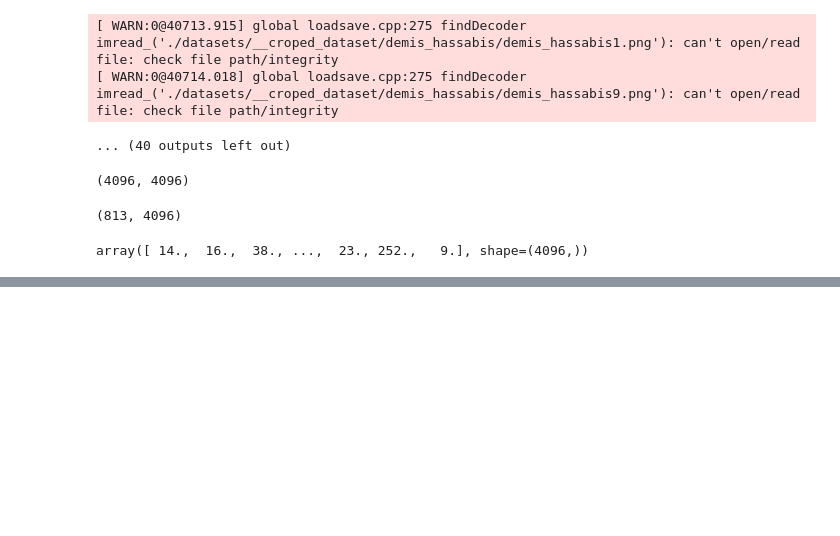
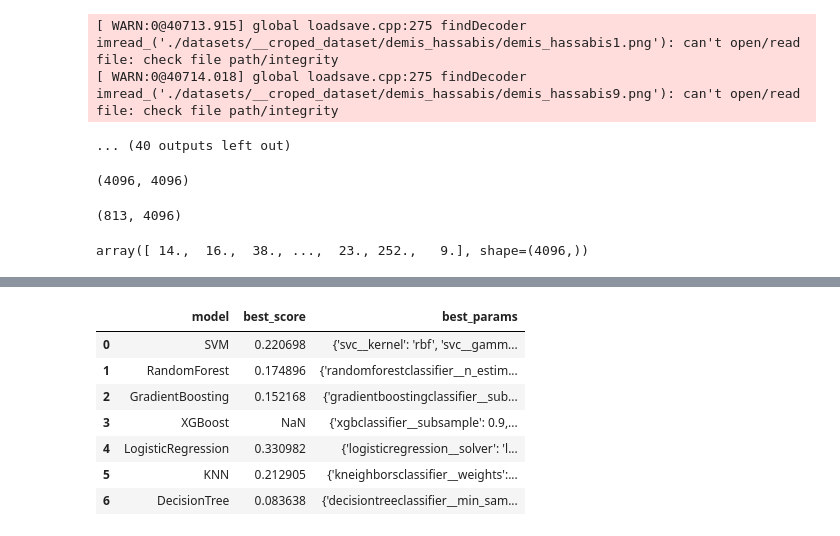
Before and after one commit to AbdeslemHMN/Celebrity_image_classification, a Jupyter notebook: model/celebrity_classification.ipynb, the cells around one changed output, grey strips where cells are left out. Saved outputs shown, nothing was run; the diff lists cells and outputs as text; code cells hidden in the pictures; blank space fills up the shorter version.

Commit message:
train model but now we should work more in data

```diff
--- a/model/celebrity_classification.ipynb
+++ b/model/celebrity_classification.ipynb
@@ -327,0 +352,3 @@ array([ 14.,  16.,  38., ...,  23., 252.,   9.], shape=(4096,))
+# %%
+from sklearn.model_selection import train_test_split
+X_train, X_test, y_train, y_test = train_test_split(X, y, test_size=0.2, random_state=0, stratify=y)
@@ -327,0 +360,7 @@ array([ 14.,  16.,  38., ...,  23., 252.,   9.], shape=(4096,))
+# %%
+pipe = Pipeline([
+    ('scaler', StandardScaler()),
+    ('svm', SVC(kernel='linear', C=1.0, random_state=42))
+])
+pipe.fit(X_train, y_train)
+pipe.score(X_test, y_test)
@@ -327,0 +484,40 @@ array([ 14.,  16.,  38., ...,  23., 252.,   9.], shape=(4096,))
+# %%
+scores = []
+best_models = {}
+cv_splitter = StratifiedKFold(n_splits=3, shuffle=True, random_state=42)
+for model_name, (model, params) in models_and_params.items():
+    pipe = make_pipeline(StandardScaler(), model)
+    clf = HalvingRandomSearchCV(
+        estimator=pipe,
+        param_distributions=params,
+        cv=cv_splitter,
+        factor=3,
+        n_jobs=-1,
+    verbose=2
+    )
+    print(f"Training {model_name}...")
+    try:
+        clf.fit(X_train, y_train)
+    except Exception as e:
+        print(f"Error training {model_name}: {e}")
+        continue
+    scores.append({
+        'model': model_name,
+        'best_score': clf.best_score_,
+        'best_params': clf.best_params_
+    })
+    best_models[model_name] = clf.best_estimator_
+# %%
+import pandas as pd
+df = pd.DataFrame(scores , columns=['model', 'best_score', 'best_params'])
+# %%
+df
+# %% [output]
+|  | model | best_score | best_params |
+| 0 | SVM | 0.220698 | {'svc__kernel': 'rbf', 'svc__gamm... |
+| 1 | RandomForest | 0.174896 | {'randomforestclassifier__n_estim... |
+| 2 | GradientBoosting | 0.152168 | {'gradientboostingclassifier__sub... |
+| 3 | XGBoost | NaN | {'xgbclassifier__subsample': 0.9,... |
+| 4 | LogisticRegression | 0.330982 | {'logisticregression__solver': 'l... |
+| 5 | KNN | 0.212905 | {'kneighborsclassifier__weights':... |
+| 6 | DecisionTree | 0.083638 | {'decisiontreeclassifier__min_sam... |
```
Also changed, not shown: parts of 10 cells of this notebook.
